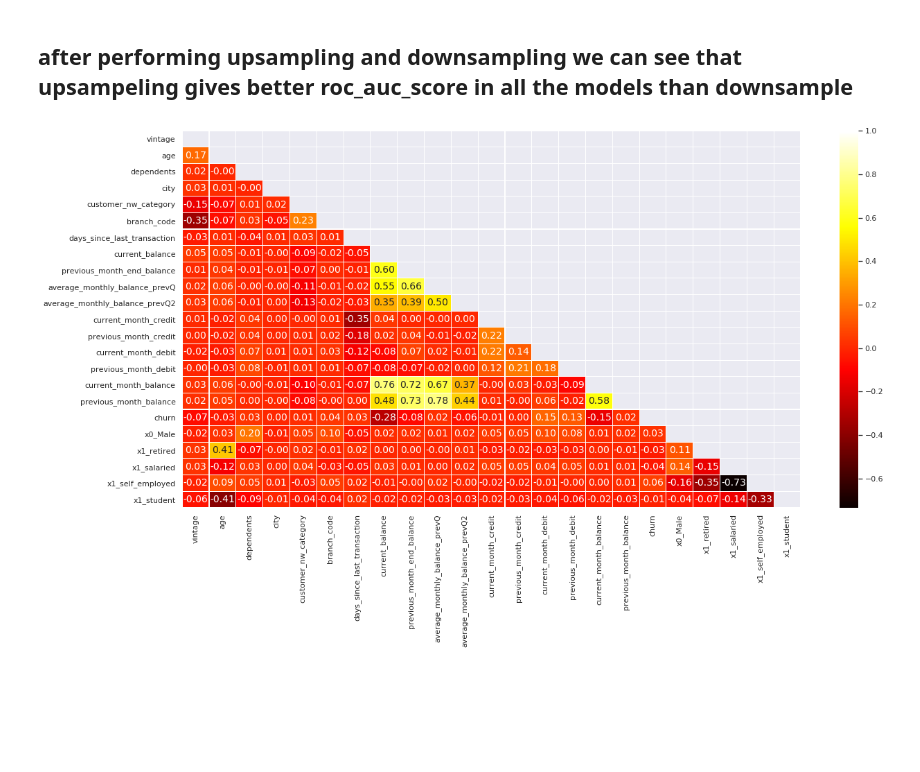
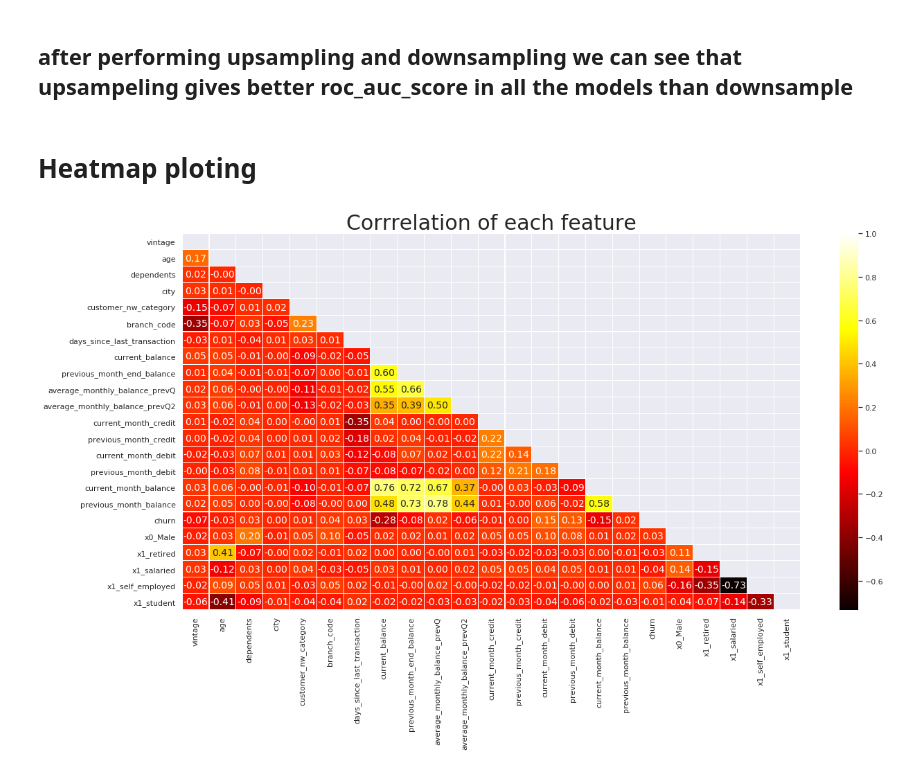
Before and after one commit to Debapriya-Mondal/Churn-Prediction, a Jupyter notebook: churn_prediction.ipynb, the cells around one changed output. Cells and saved outputs as stored; diff of their text form; code cells hidden in the pictures; blank space fills up the shorter version.

Commit message:
After adding title in  heatmap

```diff
--- a/churn_prediction.ipynb
+++ b/churn_prediction.ipynb
@@ -930,10 +930,14 @@ Model name:RF   accuracy is: 1.0        roc_auc_score is:1.0
 Model name:NB   accuracy is: 0.655      roc_auc_score is:0.655
 # %% [markdown]
 ## after performing upsampling and downsampling we can see that upsampeling gives better roc_auc_score in all the models than downsample
+# %% [markdown]
+# Heatmap ploting
 # %%
 plt.figure(figsize=(20,10))
 matrix = np.triu(df_upsampled.corr())
-sns.heatmap(df_upsampled.corr(), annot=True, mask=matrix,cmap='hot',fmt='.2f',linewidths=0.1,annot_kws={"size": 14})
+sns.heatmap(df_upsampled.corr(), annot=True, mask=matrix,cmap='hot',
+            fmt='.2f',linewidths=0.1,annot_kws={"size": 14})
+plt.title('Corrrelation of each feature',fontdict={'fontsize':30})
 plt.show()
 # %% [output]
-[figure, old version]
+[figure, new version]
```
